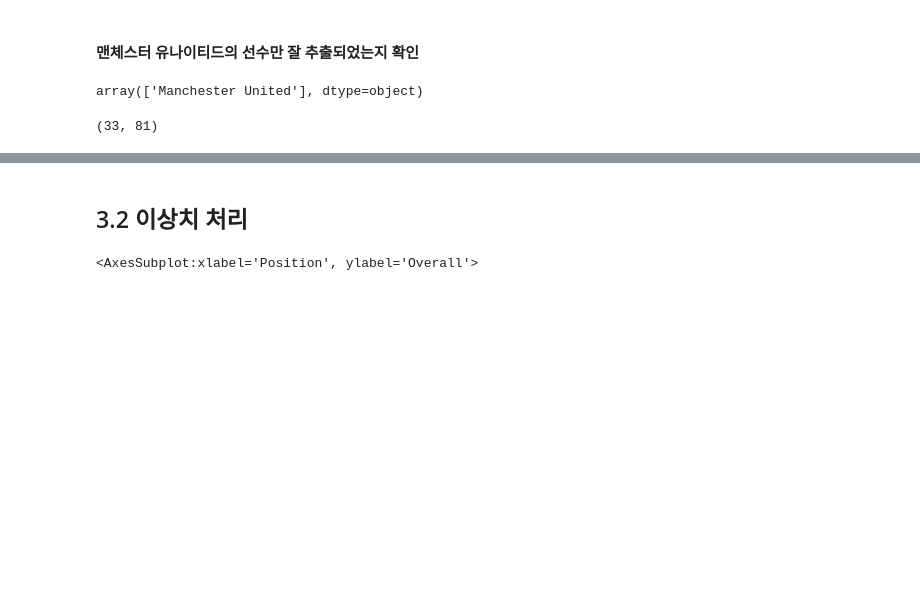
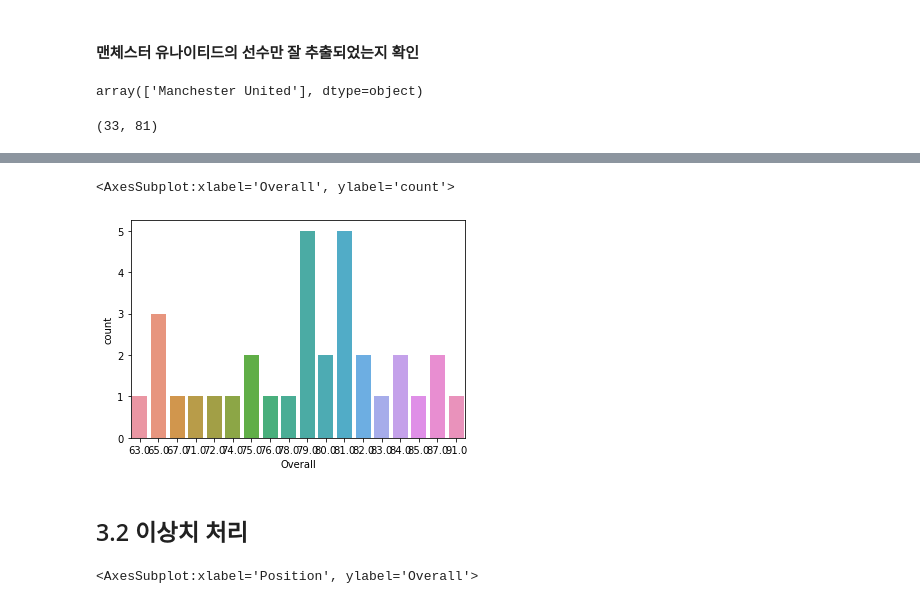
Before and after one commit to kas8353/Manchester-United, a Jupyter notebook: Manchester United.ipynb, the cells around one changed output, grey strips where cells are left out. Drawn from its saved outputs; the diff is of its cells as text; code cells hidden in the pictures; blank space fills up the shorter version.

```diff
--- a/Manchester United.ipynb
+++ b/Manchester United.ipynb
@@ -122,3 +131,10 @@ Name: Position, dtype: int64
+# %%
+# 현재 능력치 분포 확인
+
+sns.countplot(data = MU, x = 'Overall')
+# %% [output]
+<AxesSubplot:xlabel='Overall', ylabel='count'>
+[figure, added]
 # %% [markdown]
 ## 3.2 이상치 처리
 # %%
```
Also changed, not shown: parts of 6 cells of this notebook.
